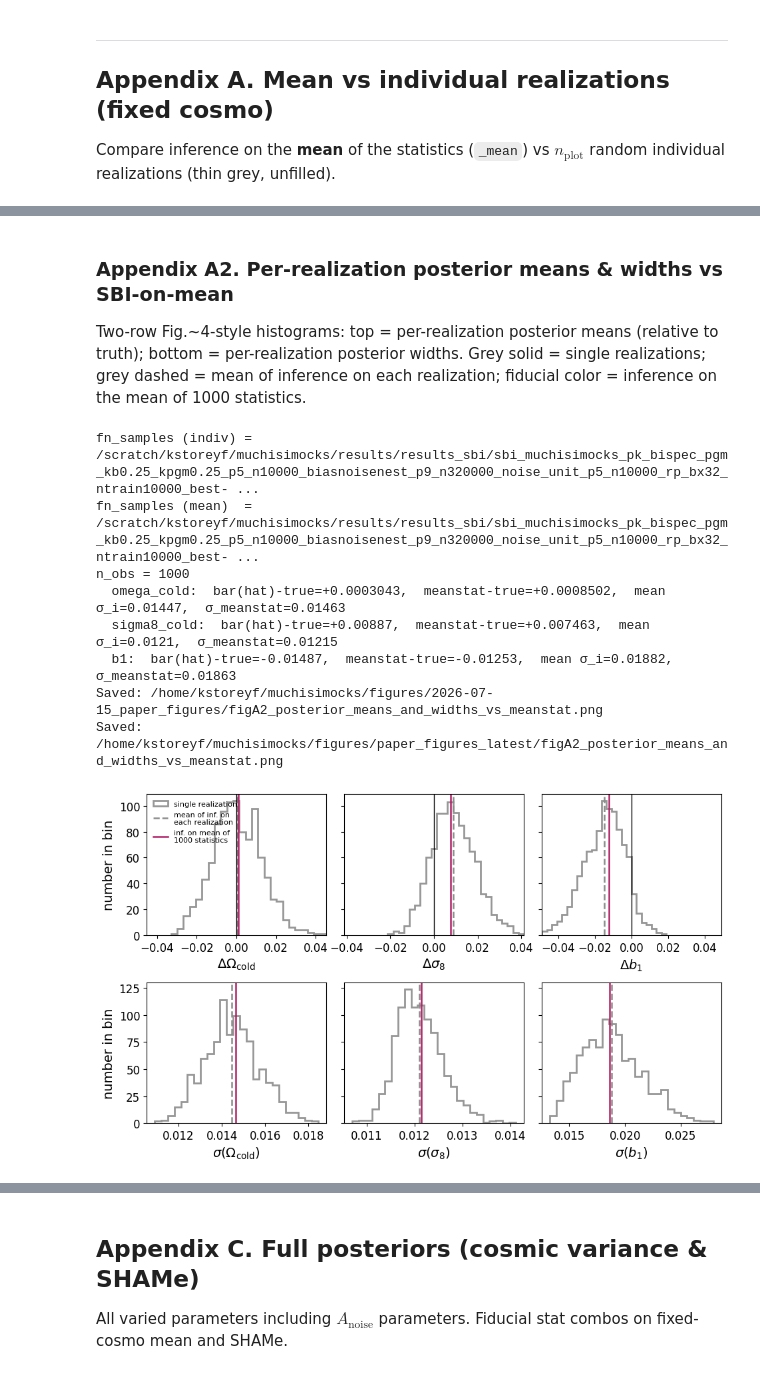
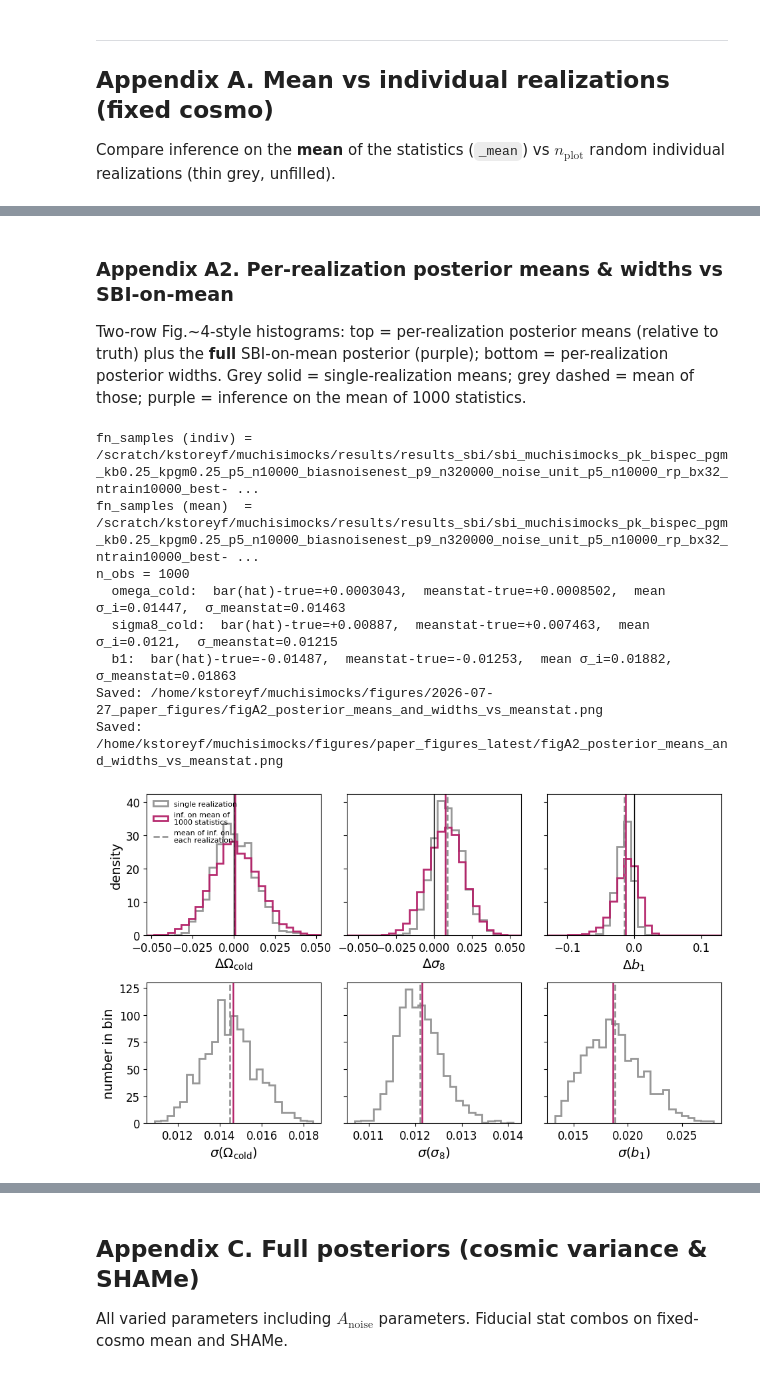
Before and after one commit to kstoreyf/muchisimocks, a Jupyter notebook: notebooks/2026-06-11_paper_figures.ipynb, the cells around one changed output, grey strips where cells are left out. Cells and saved outputs as stored; diff of their text form; code cells hidden in the pictures.

Commit message:
tweaking plots

```diff
--- a/notebooks/2026-06-11_paper_figures.ipynb
+++ b/notebooks/2026-06-11_paper_figures.ipynb
@@ -57,7 +57,7 @@ COLORS_FID = ["#79D0EC", "#6BB756", "#9D86E0", "#B32168"]
 
 STAT_LABELS_SHORT = {
     "pk": r"$P_\mathrm{gg}$",
-    "bispec": r"$B$",
+    "bispec": r"$B_\mathrm{ggg}$",
     "pgm": r"$P_\mathrm{gm}$",
 }
 
@@ -99,7 +99,7 @@ ANOISE_OPTION = "Anmult"
 dir_sbi = paths.DIR_RESULTS / "results_sbi"
 n_cosmo_max_stats = 100  # subsample for statistics range plots
 
-FIG_DIR = REPO_ROOT / "figures" / "2026-07-15_paper_figures"
+FIG_DIR = REPO_ROOT / "figures" / "2026-07-27_paper_figures"
 FIG_DIR_LATEST = REPO_ROOT / "figures" / "paper_figures_latest"
 OVERWRITE_FIGURES = True
 FIG_EXT = "png"
@@ -1520,9 +1790,9 @@ Saved: /home/kstoreyf/muchisimocks/figures/paper_figures_latest/figA1_mean_vs_in
 # %% [markdown]
 ### Appendix A2. Per-realization posterior means & widths vs SBI-on-mean
 
-Two-row Fig.~4-style histograms: top = per-realization posterior means (relative to truth); bottom = per-realization posterior widths. Grey solid = single realizations; grey dashed = mean of inference on each realization; fiducial color = inference on the mean of 1000 statistics.
+Two-row Fig.~4-style histograms: top = per-realization posterior means (relative to truth) plus the **full** SBI-on-mean posterior (purple); bottom = per-realization posterior widths. Grey solid = single-realization means; grey dashed = mean of those; purple = inference on the mean of 1000 statistics.
 # %%
-# Diagnostic: per-realization posterior means & widths vs SBI-on-mean (Pgg+B+Pgm)
+# Diagnostic: per-realization posterior means & widths vs SBI-on-mean (Pgg+Bggg+Pgm)
 import utils_inference
 
 statistics_row = ["pk", "bispec", "pgm"]
@@ -1602,11 +1872,14 @@ for j, pn in enumerate(PARAM_NAMES_ZOOM):
 
 labels_tex = [utils_plot.param_label_dict.get(pn, pn) for pn in PARAM_NAMES_ZOOM]
 color_single = "#8C8C8C"
-color_mean1000 = COLORS_FID[3]
+color_mean1000 = COLORS_FID[3]  # purple / fiducial full-combo color
 label_single = "single realization"
 label_mean_singles = "mean of inf. on\neach realization"
 label_mean1000 = "inf. on mean of\n1000 statistics"
 n_par = len(PARAM_NAMES_ZOOM)
+
+# Full mean-stat posterior relative to truth (for purple hist on top row)
+delta_mean_samples = samples_mean_u[:, i_zoom_m] - theta_true[None, :]
 
 fig, axes = plt.subplots(2, n_par, figsize=(3.2 * n_par, 5.8), sharey="row")
 
@@ -1616,54 +1889,57 @@ for j in range(n_par):
     lab_inner = labels_tex[j].strip("$")
     show_leg = (j == 0)  # one legend on top-left panel
 
-    # Row 0: posterior means relative to truth
+    # Row 0: posterior means relative to truth + full mean-stat posterior
+    # Shared bin edges so grey and purple use the same grid (not each series' own range)
+    xmax = np.nanmax(np.abs(np.concatenate([delta_hat[:, j], delta_mean_samples[:, j]])))
+    bins_m = np.linspace(-xmax, xmax, n_bins_a2 + 1)
     ax_m.hist(
-        delta_hat[:, j], bins=n_bins_a2, histtype="step",
-        color=color_single, lw=lw_hist, alpha=0.9,
+        delta_hat[:, j], bins=bins_m, histtype="step",
+        color=color_single, lw=lw_hist, alpha=0.9, density=True,
         label=label_single if show_leg else None,
+    )
+    ax_m.hist(
+        delta_mean_samples[:, j], bins=bins_m, histtype="step",
+        color=color_mean1000, lw=lw_hist, alpha=0.95, density=True,
+        label=label_mean1000 if show_leg else None,
     )
     ax_m.axvline(
         delta_hat_bar[j], color=color_single, lw=1.8, ls="--",
         label=label_mean_singles if show_leg else None,
     )
-    ax_m.axvline(
-        delta_mean_stat[j], color=color_mean1000, lw=1.8,
-        label=label_mean1000 if show_leg else None,
-    )
+    ax_m.axvline(delta_mean_stat[j], color=color_mean1000, lw=1.8, ls="-")
     ax_m.axvline(0.0, color="black", lw=1.0)
     ax_m.set_xlabel(rf"$\Delta${labels_tex[j]}", fontsize=labelsize_a2)
     ax_m.tick_params(labelsize=12)
-    # Symmetric x-limits around truth (0)
-    xmax = np.nanmax(np.abs(delta_hat[:, j]))
     ax_m.set_xlim(-xmax, xmax)
 
     # Row 1: posterior widths
     ax_s.hist(
         sigma_hat_i[:, j], bins=n_bins_a2, histtype="step",
         color=color_single, lw=lw_hist, alpha=0.9,
     )
     ax_s.axvline(sigma_hat_bar[j], color=color_single, lw=1.8, ls="--")
     ax_s.axvline(sigma_mean_stat[j], color=color_mean1000, lw=1.8)
     ax_s.set_xlabel(rf"$\sigma({lab_inner})$", fontsize=labelsize_a2)
     ax_s.tick_params(labelsize=12)
 
-axes[0, 0].set_ylabel("number in bin", fontsize=labelsize_a2)
+axes[0, 0].set_ylabel("density", fontsize=labelsize_a2)
 axes[1, 0].set_ylabel("number in bin", fontsize=labelsize_a2)
 axes[0, 0].legend(fontsize=8, loc="upper left", frameon=False, labelcolor="black")
 
 fig.tight_layout()
 save_figure(fig, "figA2_posterior_means_and_widths_vs_meanstat")
 plt.show()
 # %% [output]
 fn_samples (indiv) = /scratch/kstoreyf/muchisimocks/results/results_sbi/sbi_muchisimocks_pk_bispec_pgm_kb0.25_kpgm0.25_p5_n10000_biasnoisenest_p9_n320000_noise_unit_p5_n10000_rp_bx32_ntrain10000_best- ...
 fn_samples (mean)  = /scratch/kstoreyf/muchisimocks/results/results_sbi/sbi_muchisimocks_pk_bispec_pgm_kb0.25_kpgm0.25_p5_n10000_biasnoisenest_p9_n320000_noise_unit_p5_n10000_rp_bx32_ntrain10000_best- ...
 n_obs = 1000
   omega_cold:  bar(hat)-true=+0.0003043,  meanstat-true=+0.0008502,  mean σ_i=0.01447,  σ_meanstat=0.01463
   sigma8_cold:  bar(hat)-true=+0.00887,  meanstat-true=+0.007463,  mean σ_i=0.0121,  σ_meanstat=0.01215
   b1:  bar(hat)-true=-0.01487,  meanstat-true=-0.01253,  mean σ_i=0.01882,  σ_meanstat=0.01863
-Saved: /home/kstoreyf/muchisimocks/figures/2026-07-15_paper_figures/figA2_posterior_means_and_widths_vs_meanstat.png
+Saved: /home/kstoreyf/muchisimocks/figures/2026-07-27_paper_figures/figA2_posterior_means_and_widths_vs_meanstat.png
 Saved: /home/kstoreyf/muchisimocks/figures/paper_figures_latest/figA2_posterior_means_and_widths_vs_meanstat.png
-[figure, old version]
+[figure, new version]
 # %% [markdown]
 ## Appendix B. Impact of noise
 
```
Also changed, not shown: parts of 24 cells of this notebook, 3 other files.
